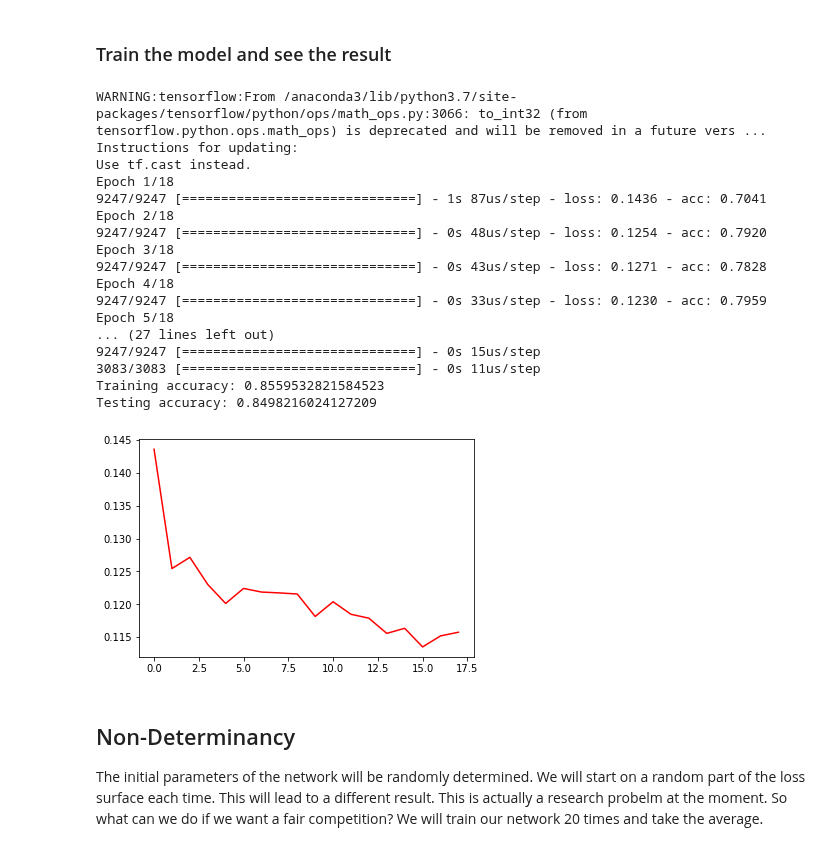
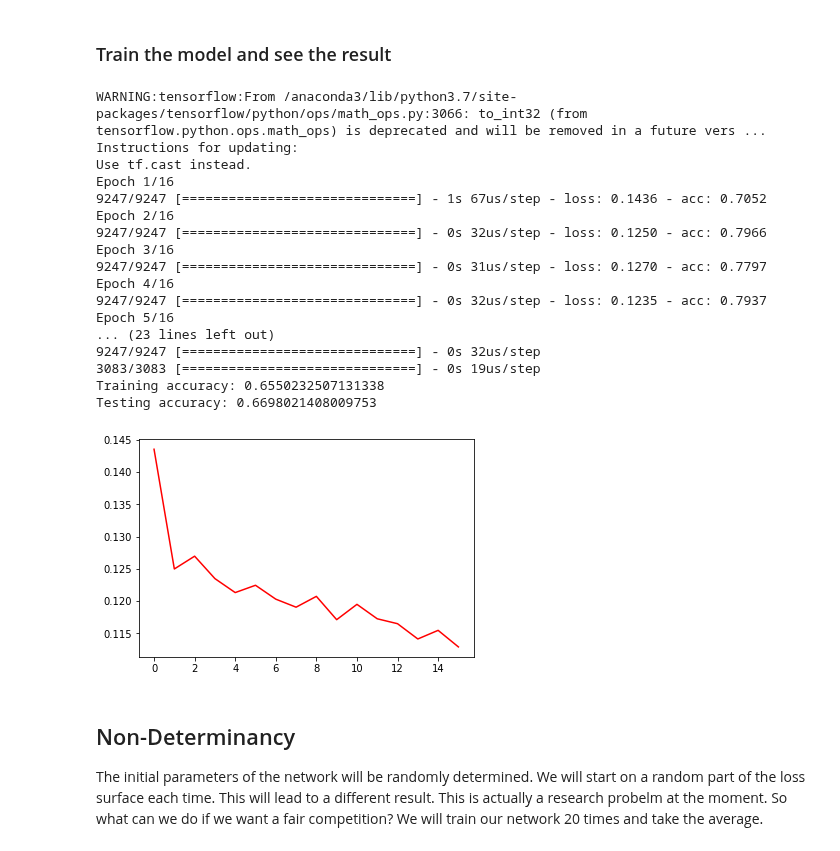
Before and after one commit to caviarNCKU/FDA_hw4, a Jupyter notebook: hw4.ipynb, the cells around one changed output. Saved outputs shown, nothing was run; the diff lists cells and outputs as text; code cells hidden in the pictures.

Commit message:
v3. epoch revised

```diff
--- a/hw4.ipynb
+++ b/hw4.ipynb
@@ -213,36 +210,36 @@ class_weight = {
 ### Train the model and see the result
 # %%
 # train the parameters
-history = model.fit(x_train, y_train, epochs=18, batch_size=batch_size, class_weight=class_weight)
+history = model.fit(x_train, y_train, epochs=16, batch_size=batch_size, class_weight=class_weight)
 
 # evaluate accuracy
 train_acc = model.evaluate(x_train, y_train, batch_size=32)[1]
 test_acc = model.evaluate(x_test, y_test, batch_size=32)[1]
 print('Training accuracy: %s' % train_acc)
 print('Testing accuracy: %s' % test_acc)
 
 losses = history.history['loss']
 plt.plot(range(len(losses)), losses, 'r')
 plt.show()
 # %% [output]
 WARNING:tensorflow:From /anaconda3/lib/python3.7/site-packages/tensorflow/python/ops/math_ops.py:3066: to_int32 (from tensorflow.python.ops.math_ops) is deprecated and will be removed in a future vers ...
 Instructions for updating:
 Use tf.cast instead.
-Epoch 1/18
-9247/9247 [==============================] - 1s 87us/step - loss: 0.1436 - acc: 0.7041
-Epoch 2/18
-9247/9247 [==============================] - 0s 48us/step - loss: 0.1254 - acc: 0.7920
-Epoch 3/18
-9247/9247 [==============================] - 0s 43us/step - loss: 0.1271 - acc: 0.7828
-Epoch 4/18
-9247/9247 [==============================] - 0s 33us/step - loss: 0.1230 - acc: 0.7959
-Epoch 5/18
-... (27 lines left out)
-9247/9247 [==============================] - 0s 15us/step
-3083/3083 [==============================] - 0s 11us/step
-Training accuracy: 0.8559532821584523
-Testing accuracy: 0.8498216024127209
+Epoch 1/16
+9247/9247 [==============================] - 1s 67us/step - loss: 0.1436 - acc: 0.7052
+Epoch 2/16
+9247/9247 [==============================] - 0s 32us/step - loss: 0.1250 - acc: 0.7966
+Epoch 3/16
+9247/9247 [==============================] - 0s 31us/step - loss: 0.1270 - acc: 0.7797
+Epoch 4/16
+9247/9247 [==============================] - 0s 32us/step - loss: 0.1235 - acc: 0.7937
+Epoch 5/16
+... (23 lines left out)
+9247/9247 [==============================] - 0s 32us/step
+3083/3083 [==============================] - 0s 19us/step
+Training accuracy: 0.6550232507131338
+Testing accuracy: 0.6698021408009753
-[figure, old version]
+[figure, new version]
 # %% [markdown]
 ## Non-Determinancy
 The initial parameters of the network will be randomly determined. We will start on a random part of the loss surface each time. This will lead to a different result.
```
Also changed, not shown: parts of 6 cells of this notebook.
